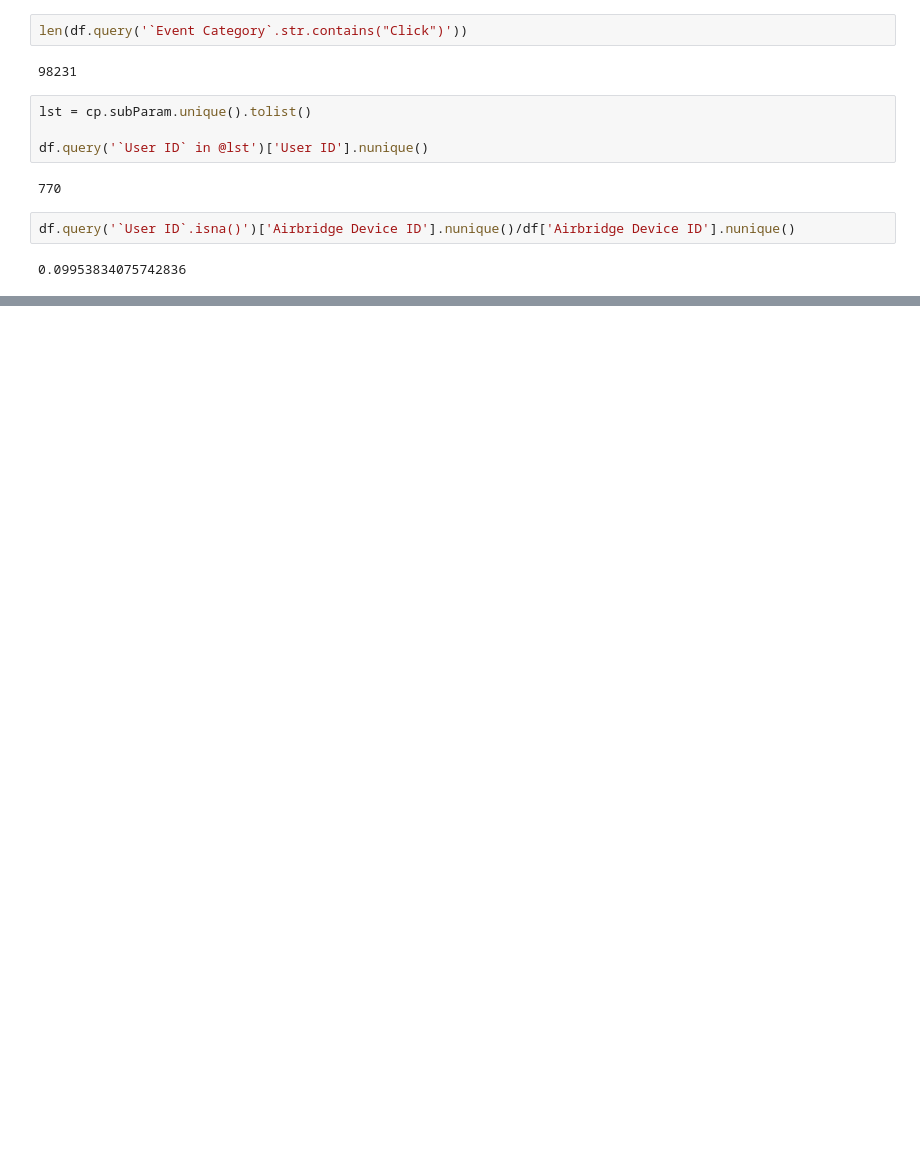
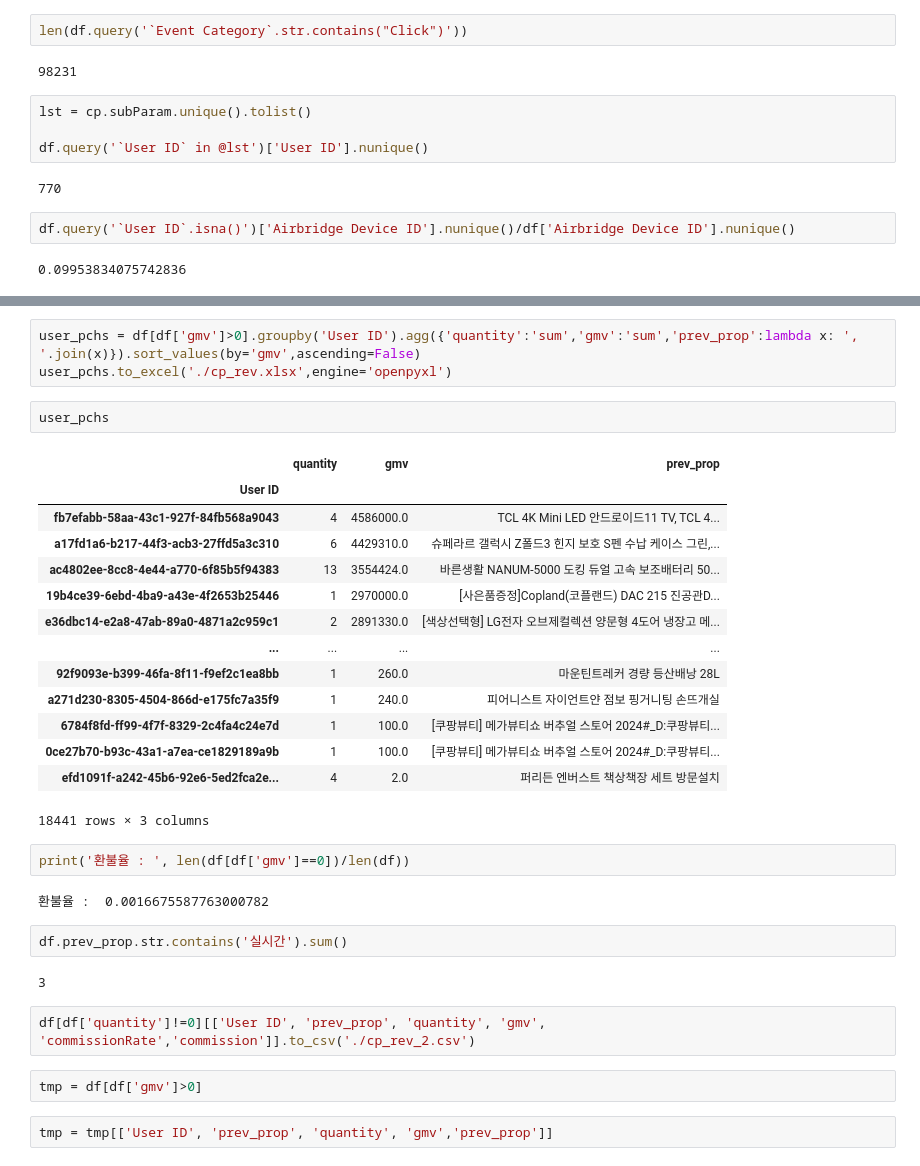
Before and after one commit to skadudd/bayes-ABtest, a Jupyter notebook: cp_test/cp_tst_click.ipynb, the cells around one changed output, grey strips where cells are left out. Saved outputs shown, nothing was run; the diff lists cells and outputs as text; blank space fills up the shorter version.

```diff
--- a/cp_test/cp_tst_click.ipynb
+++ b/cp_test/cp_tst_click.ipynb
@@ -148,0 +180,34 @@ memory usage: 272.6+ MB
+# %%
+user_pchs = df[df['gmv']>0].groupby('User ID').agg({'quantity':'sum','gmv':'sum','prev_prop':lambda x: ', '.join(x)}).sort_values(by='gmv',ascending=False)
+user_pchs.to_excel('./cp_rev.xlsx',engine='openpyxl')
+# %%
+user_pchs
+# %% [output]
+|  | quantity | gmv | prev_prop |
+| User ID |  |  |  |
+| fb7efabb-58aa-43c1-927f-84fb568a9043 | 4 | 4586000.0 | TCL 4K Mini LED 안드로이드11 TV, TCL 4... |
+| a17fd1a6-b217-44f3-acb3-27ffd5a3c310 | 6 | 4429310.0 | 슈페라르 갤럭시 Z폴드3 힌지 보호 S펜 수납 케이스 그린,... |
+| ac4802ee-8cc8-4e44-a770-6f85b5f94383 | 13 | 3554424.0 | 바른생활 NANUM-5000 도킹 듀얼 고속 보조배터리 50... |
+| 19b4ce39-6ebd-4ba9-a43e-4f2653b25446 | 1 | 2970000.0 | [사은품증정]Copland(코플랜드) DAC 215 진공관D... |
+| e36dbc14-e2a8-47ab-89a0-4871a2c959c1 | 2 | 2891330.0 | [색상선택형] LG전자 오브제컬렉션 양문형 4도어 냉장고 메... |
+| ... | ... | ... | ... |
+| 92f9093e-b399-46fa-8f11-f9ef2c1ea8bb | 1 | 260.0 | 마운틴트레커 경량 등산배낭 28L |
+| a271d230-8305-4504-866d-e175fc7a35f9 | 1 | 240.0 | 피어니스트 자이언트얀 점보 핑거니팅 손뜨개실 |
+| 6784f8fd-ff99-4f7f-8329-2c4fa4c24e7d | 1 | 100.0 | [쿠팡뷰티] 메가뷰티쇼 버추얼 스토어 2024#_D:쿠팡뷰티... |
+| 0ce27b70-b93c-43a1-a7ea-ce1829189a9b | 1 | 100.0 | [쿠팡뷰티] 메가뷰티쇼 버추얼 스토어 2024#_D:쿠팡뷰티... |
+| efd1091f-a242-45b6-92e6-5ed2fca2e... | 4 | 2.0 | 퍼리든 엔버스트 책상책장 세트 방문설치 |
+18441 rows × 3 columns
+# %%
+print('환불율 : ', len(df[df['gmv']==0])/len(df))
+# %% [output]
+환불율 :  0.0016675587763000782
+# %%
+df.prev_prop.str.contains('실시간').sum()
+# %% [output]
+3
+# %%
+df[df['quantity']!=0][['User ID', 'prev_prop', 'quantity', 'gmv', 'commissionRate','commission']].to_csv('./cp_rev_2.csv')
+# %%
+tmp = df[df['gmv']>0]
+# %%
+tmp = tmp[['User ID', 'prev_prop', 'quantity', 'gmv','prev_prop']]
```
Also changed, not shown: parts of 5 cells of this notebook, 5 other files.
